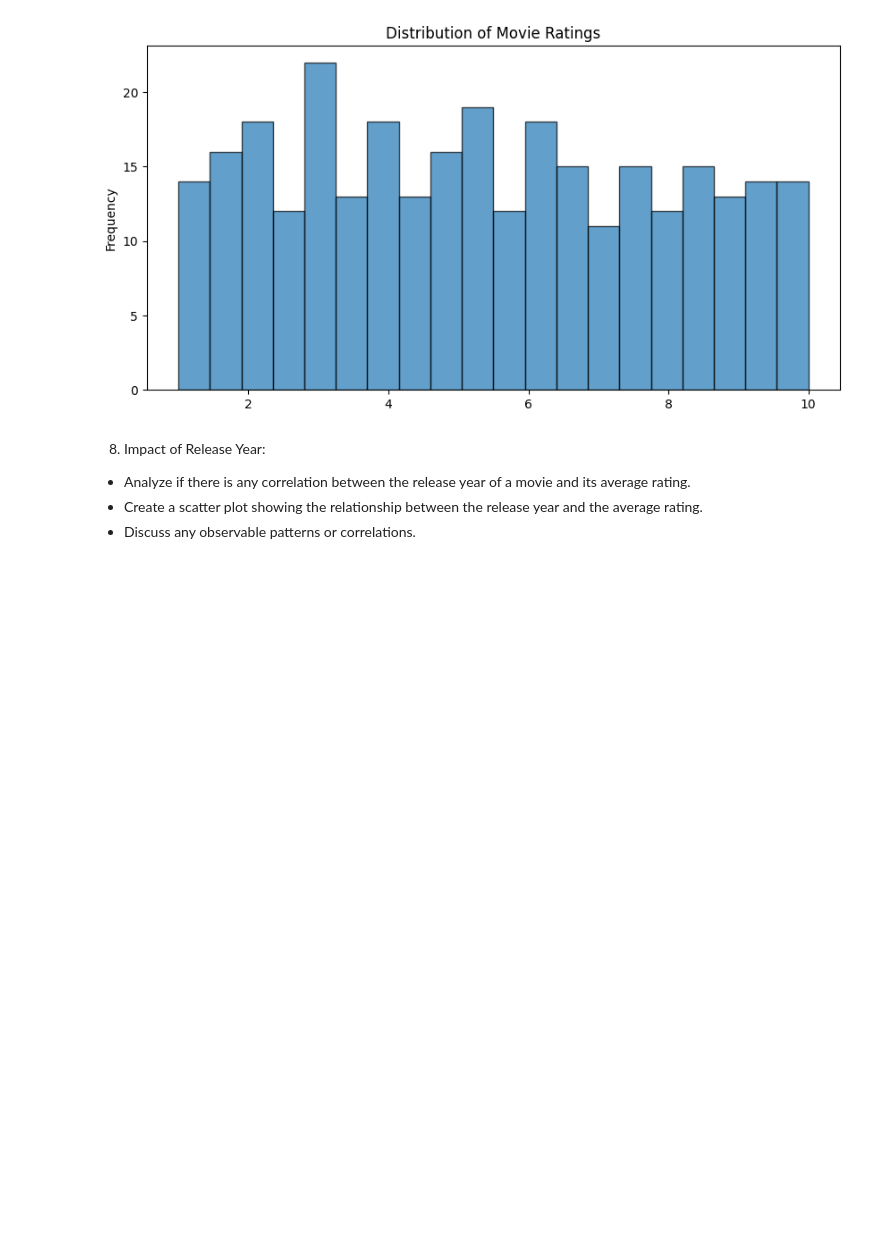
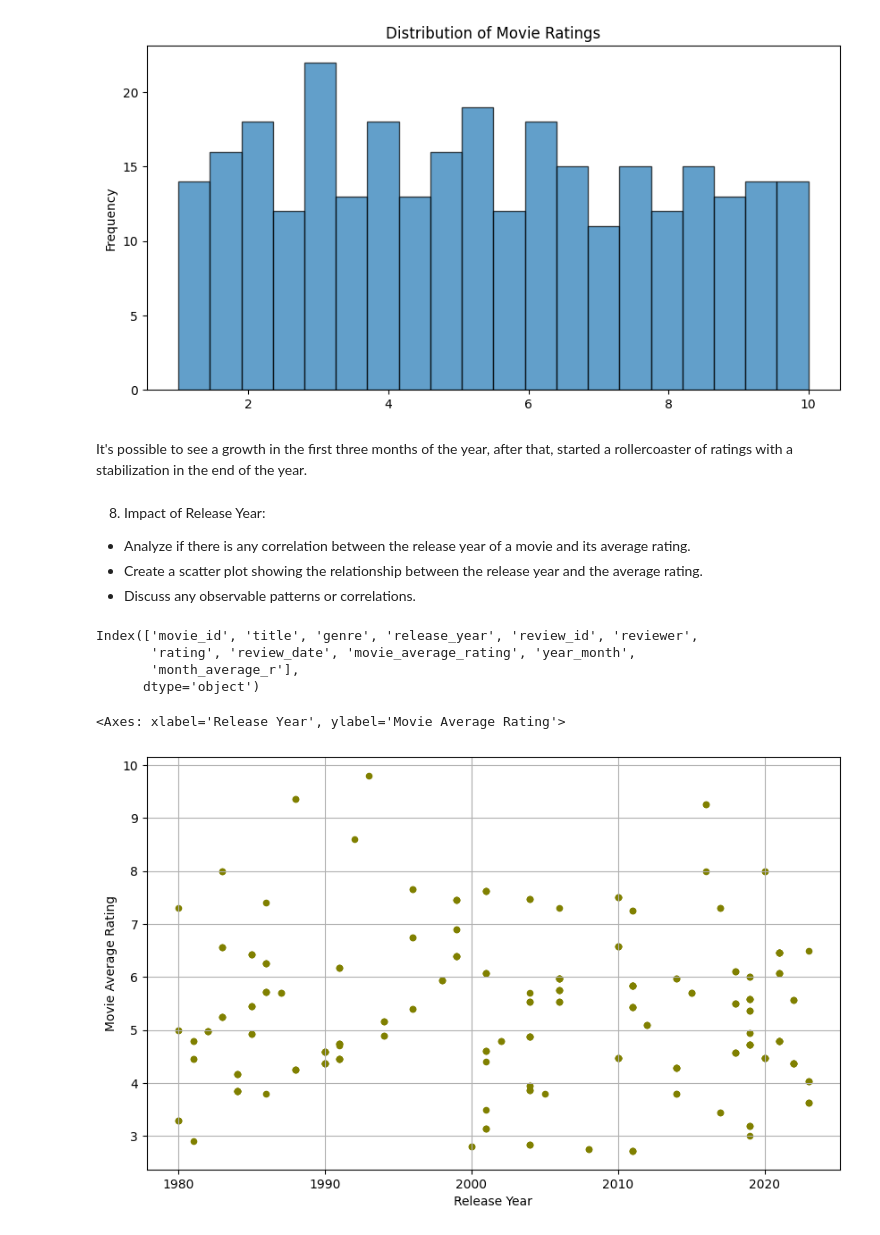
Before and after one commit to 0Londero/Tools.for.Data.Science, a Jupyter notebook: Lab 7 - Joining Data with Pandas/Lab07.ipynb, the cells around one changed output. Saved outputs shown, nothing was run; the diff lists cells and outputs as text; code cells hidden in the pictures; blank space fills up the shorter version.

Commit message:
Release lab 07

```diff
--- a/Lab 7 - Joining Data with Pandas/Lab07.ipynb
+++ b/Lab 7 - Joining Data with Pandas/Lab07.ipynb
@@ -246,8 +251,22 @@ movies_reviews["rating"].plot(kind="hist", bins=20, alpha=0.7, edgecolor="black"
 # %% [output]
 <Axes: title={'center': 'Distribution of Movie Ratings'}, ylabel='Frequency'>
 [figure]
+# %% [markdown]
+It's possible to see a growth in the first three months of the year, after that, started a rollercoaster of ratings with a stabilization in the end of the year.
 # %% [markdown]
 8. Impact of Release Year:
 - Analyze if there is any correlation between the release year of a movie and its average rating.
 - Create a scatter plot showing the relationship between the release year and the average rating.
 - Discuss any observable patterns or correlations.
+# %%
+movies_reviews.columns
+# %% [output]
+Index(['movie_id', 'title', 'genre', 'release_year', 'review_id', 'reviewer',
+       'rating', 'review_date', 'movie_average_rating', 'year_month',
+       'month_average_r'],
+      dtype='object')
+# %%
+movies_reviews.plot.scatter(x='release_year', y='movie_average_rating', figsize=(10, 6), grid=True, xlabel = 'Release Year', ylabel = 'Movie Average Rating', color='olive')
+# %% [output]
+<Axes: xlabel='Release Year', ylabel='Movie Average Rating'>
+[figure, added]
```
Also changed, not shown: parts of 9 cells of this notebook.
